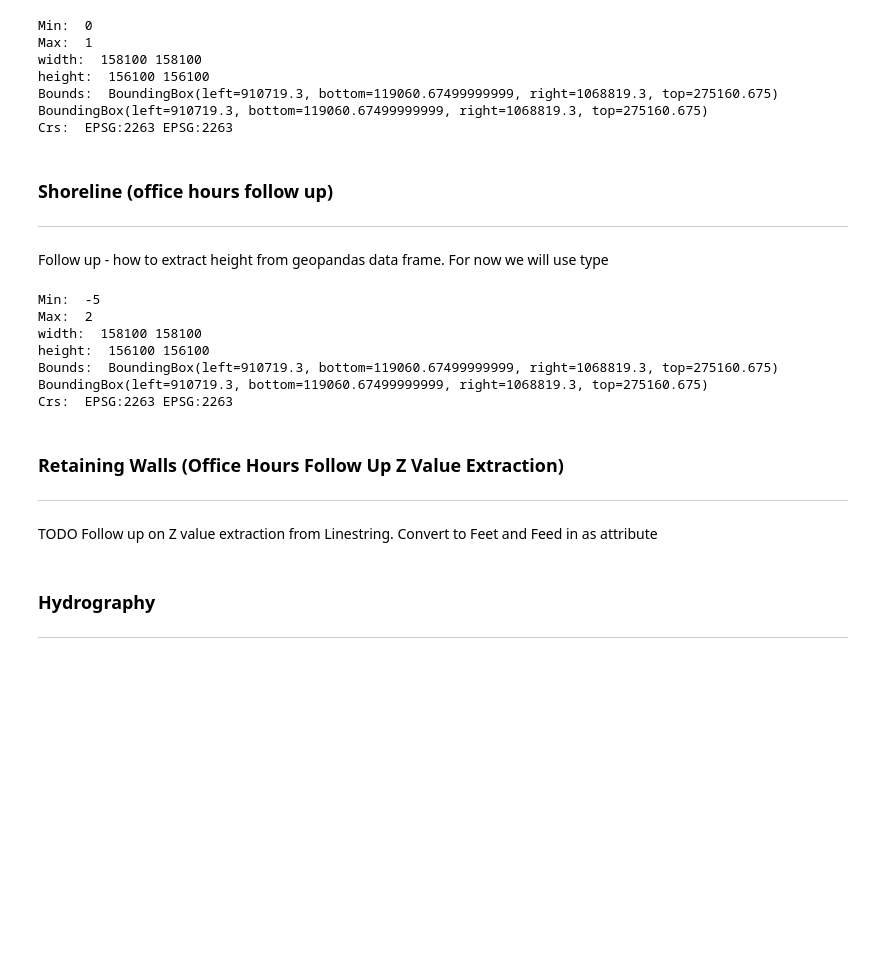
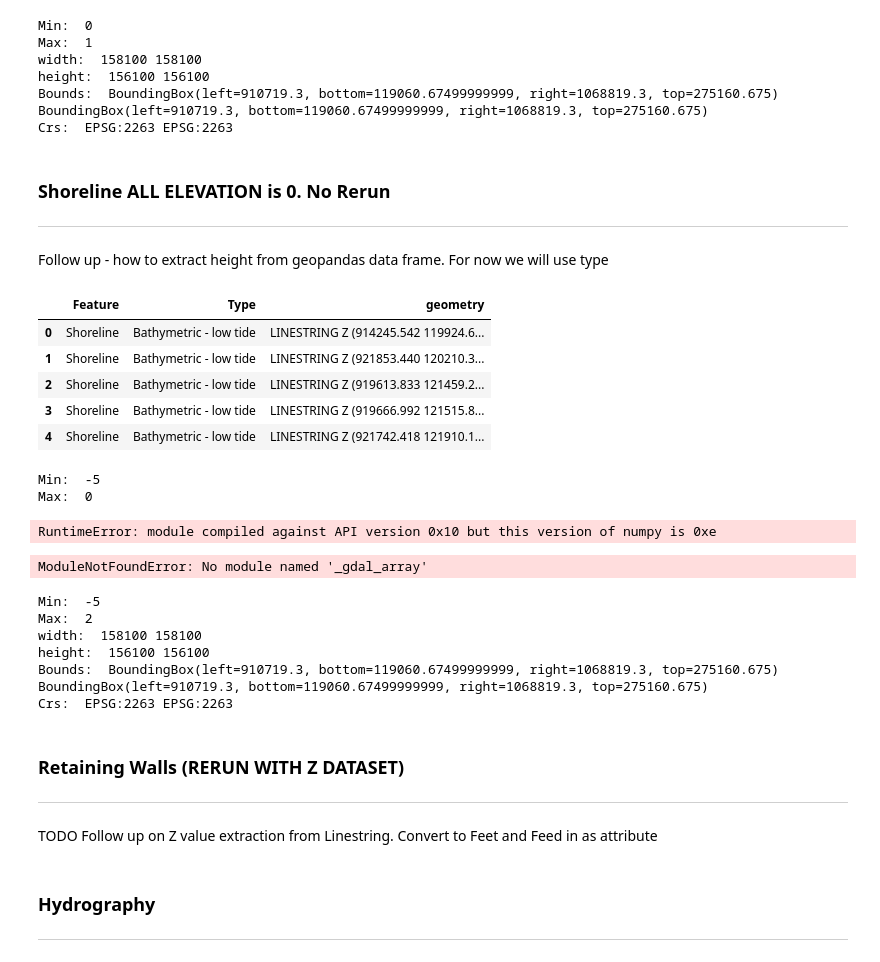
Before and after one commit to courtney-smith-97/flood-risk, a Jupyter notebook: data/data_transformation/00-data-alignment-pipeline.ipynb, the cells around one changed output. Saved outputs shown, nothing was run; the diff lists cells and outputs as text; code cells hidden in the pictures; blank space fills up the shorter version.

Commit message:
Update rerun list with Z datasets

```diff
--- a/data/data_transformation/00-data-alignment-pipeline.ipynb
+++ b/data/data_transformation/00-data-alignment-pipeline.ipynb
@@ -221,10 +240,28 @@ height:  156100 156100
 Bounds:  BoundingBox(left=910719.3, bottom=119060.67499999999, right=1068819.3, top=275160.675) BoundingBox(left=910719.3, bottom=119060.67499999999, right=1068819.3, top=275160.675)
 Crs:  EPSG:2263 EPSG:2263
 # %% [markdown]
-### Shoreline (office hours follow up)
+### Shoreline ALL ELEVATION is 0. No Rerun
 ---
 
 Follow up - how to extract height from geopandas data frame. For now we will use type
+# %%
+shape = '/workspace/data-sets/nyc_shoreline/NYC_2017_LiDAR_Low_Tide_Shoreline.shp'
+v_df = gpd.read_file(shape)
+v_df.head()
+# %% [output]
+|  | Feature | Type | geometry |
+| 0 | Shoreline | Bathymetric - low tide | LINESTRING Z (914245.542 119924.6... |
+| 1 | Shoreline | Bathymetric - low tide | LINESTRING Z (921853.440 120210.3... |
+| 2 | Shoreline | Bathymetric - low tide | LINESTRING Z (919613.833 121459.2... |
+| 3 | Shoreline | Bathymetric - low tide | LINESTRING Z (919666.992 121515.8... |
+| 4 | Shoreline | Bathymetric - low tide | LINESTRING Z (921742.418 121910.1... |
+# %%
+int_transform(v_df, out_path, 'NYC_2017_LiDAR_Low_Tide_Shoreline.shp', 'z')
+# %% [output]
+Min:  -5
+Max:  0
+RuntimeError: module compiled against API version 0x10 but this version of numpy is 0xe
+ModuleNotFoundError: No module named '_gdal_array'
 # %%
 # Load Data
 shape = '/workspace/data-sets/nyc_shoreline/NYC_2017_LiDAR_Low_Tide_Shoreline.shp'
@@ -260,7 +297,7 @@ Crs:  EPSG:2263 EPSG:2263
 # Export key
 v_df[['Type', 'labels']].drop_duplicates().to_csv(os.path.join(out_path, 'NYC_2017_LiDAR_Low_Tide_Shoreline.csv'))
 # %% [markdown]
-### Retaining Walls (Office Hours Follow Up Z Value Extraction)
+### Retaining Walls (RERUN WITH Z DATASET)
 ---
 
 TODO Follow up on Z value extraction from Linestring. Convert to Feet and Feed in as attribute
```
Also changed, not shown: parts of 27 cells of this notebook.
